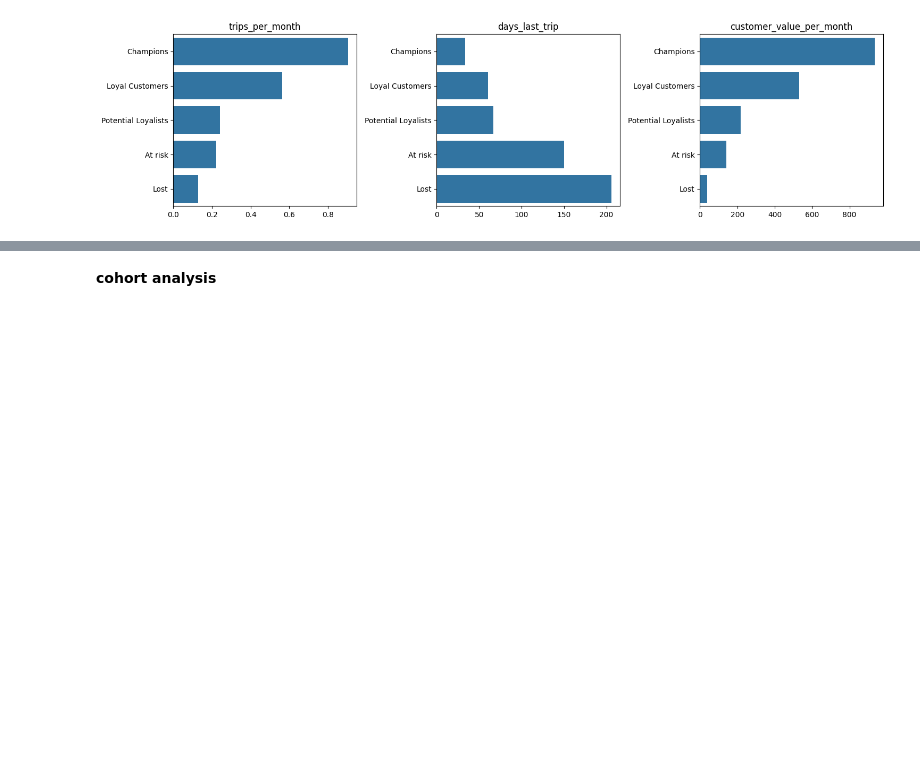
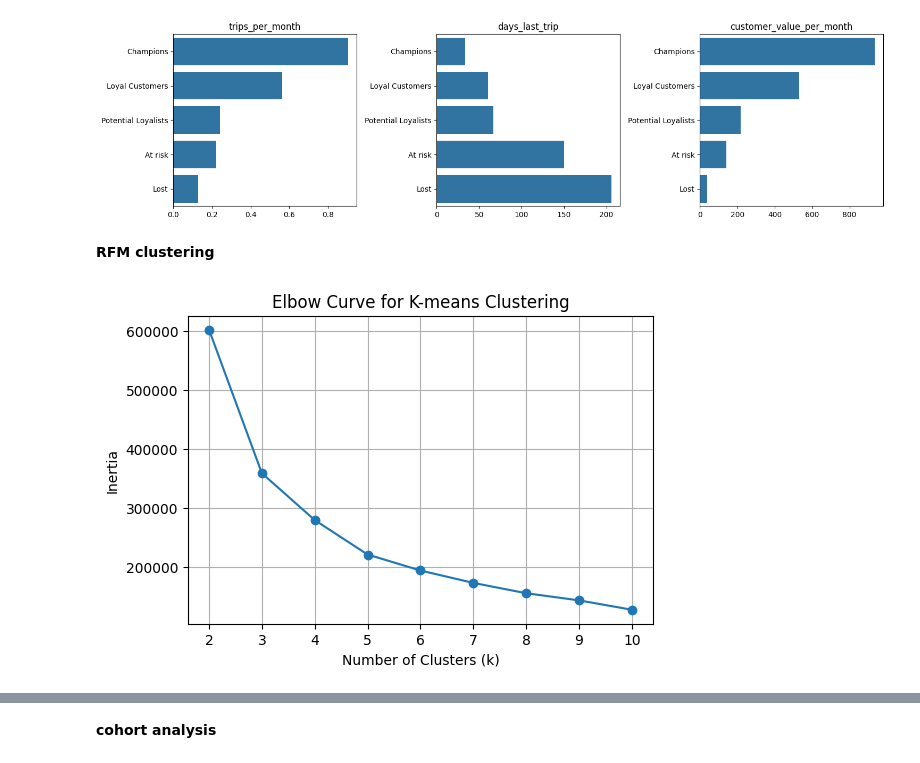
Before and after one commit to bfreiheit/customer_segmentation, a Jupyter notebook: notebooks/RFM.ipynb, the cells around one changed output, grey strips where cells are left out. Drawn from its saved outputs; the diff is of its cells as text; code cells hidden in the pictures; blank space fills up the shorter version.

```diff
--- a/notebooks/RFM.ipynb
+++ b/notebooks/RFM.ipynb
@@ -46,10 +47,12 @@ cohort['min_signup_date'] = pd.to_datetime(cohort['min_signup_date'])
 # Frequency: trips_per_month
 # Monetary: customer_value_per_month
 
-cohort['R_score'] = pd.qcut(cohort['days_last_trip'], q=5, labels=[5, 4, 3, 2, 1])
-cohort['F_score'] = pd.qcut(cohort['trips_per_month'], q=5, labels=[1, 2, 3, 4, 5])
-cohort['M_score'] = pd.qcut(cohort['customer_value_per_month'], q=5, labels=[1, 2, 3, 4, 5])
+cohort["R_score"] = pd.qcut(cohort["days_last_trip"], q=5, labels=[5, 4, 3, 2, 1])
+cohort["F_score"] = pd.qcut(cohort["trips_per_month"], q=5, labels=[1, 2, 3, 4, 5])
+cohort["M_score"] = pd.qcut(
+    cohort["customer_value_per_month"], q=5, labels=[1, 2, 3, 4, 5]
+)
 
-cohort['RFM_score'] = cohort[['R_score','F_score','M_score']].astype(int).sum(axis=1)
+cohort["RFM_score"] = cohort[["R_score", "F_score", "M_score"]].astype(int).sum(axis=1)
 # %%
 conditions = [
@@ -106,3 +114,26 @@ plt.tight_layout()
 plt.show()
 # %% [output]
 [figure]
+# %% [markdown]
+**RFM clustering**
+# %%
+# extract scores for k-means clustering
+X = cohort[["R_score", "F_score", "M_score"]].astype(int)
+
+# Calculate inertia (sum of squared distances) for different values of k
+inertia = []
+for k in range(2, 11):
+    kmeans = KMeans(n_clusters=k, n_init=10, random_state=42)
+    kmeans.fit(X)
+    inertia.append(kmeans.inertia_)
+# %%
+# Plot the elbow curve
+plt.figure(figsize=(6, 4))
+plt.plot(range(2, 11), inertia, marker="o")
+plt.xlabel("Number of Clusters (k)")
+plt.ylabel("Inertia")
+plt.title("Elbow Curve for K-means Clustering")
+plt.grid(True)
+plt.show()
+# %% [output]
+[figure, added]
```
Also changed, not shown: parts of 16 cells of this notebook, 7 other files.
